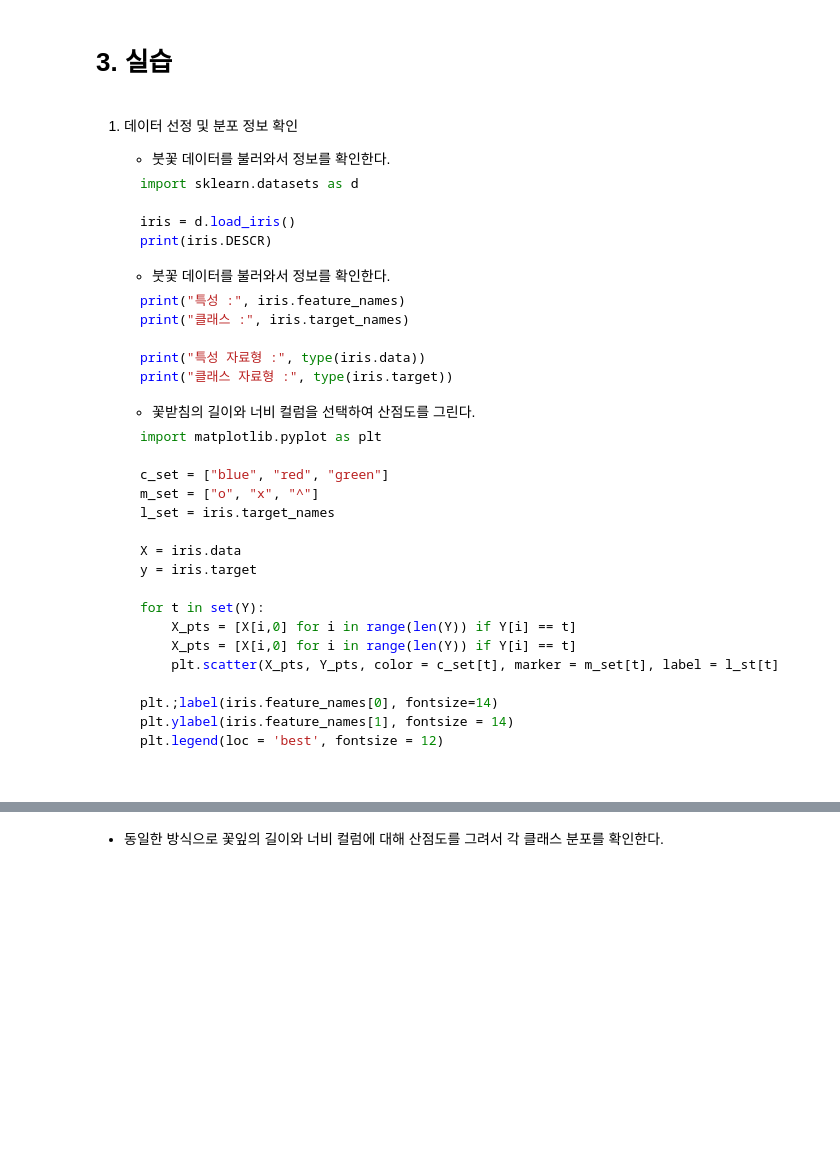
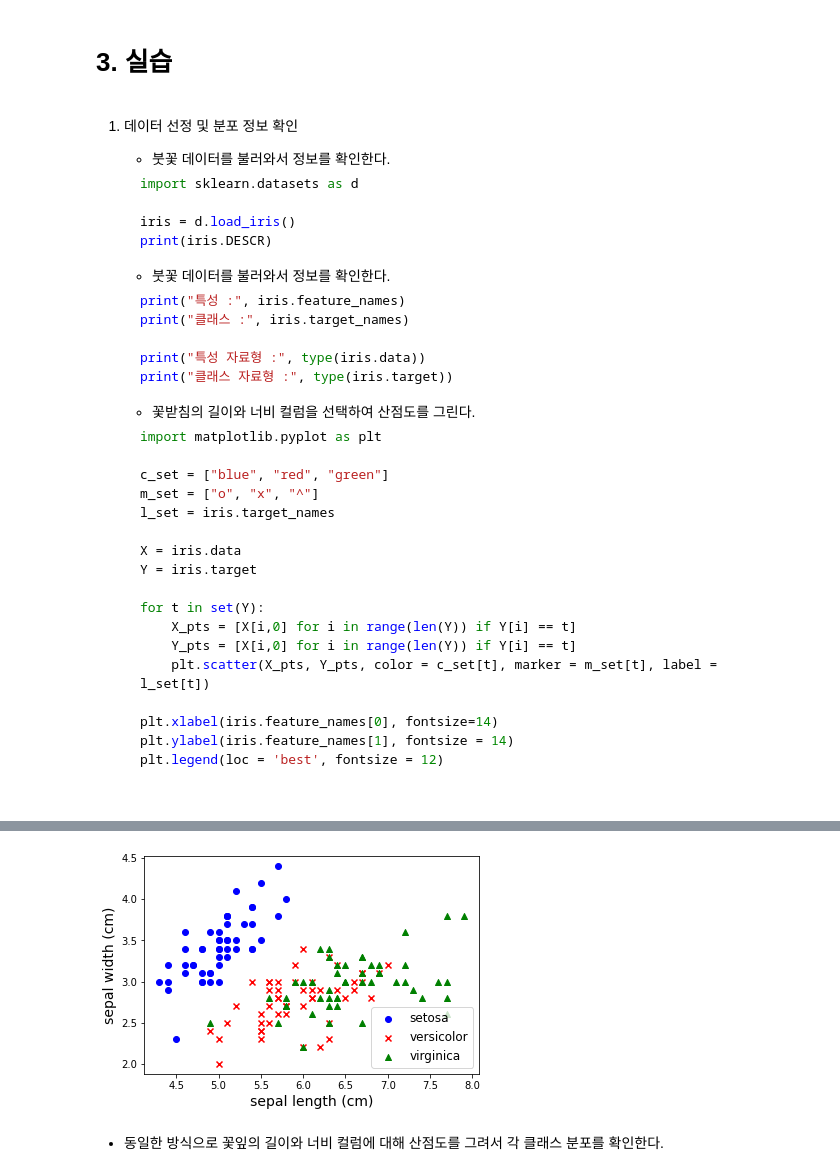
Before and after one commit to seareale/2020-dataCampus-yonsei, a Jupyter notebook: Regression/8.로지스틱 회귀.ipynb, the cells around one changed output, grey strips where cells are left out. Saved outputs shown, nothing was run; the diff lists cells and outputs as text; code cells hidden in the pictures; blank space fills up the shorter version.

```diff
--- a/Regression/8.로지스틱 회귀.ipynb
+++ b/Regression/8.로지스틱 회귀.ipynb
@@ -62,14 +62,14 @@ Contents
     l_set = iris.target_names
 
     X = iris.data
-    y = iris.target
+    Y = iris.target
 
     for t in set(Y):
         X_pts = [X[i,0] for i in range(len(Y)) if Y[i] == t]
-        X_pts = [X[i,0] for i in range(len(Y)) if Y[i] == t]
-        plt.scatter(X_pts, Y_pts, color = c_set[t], marker = m_set[t], label = l_st[t]
+        Y_pts = [X[i,0] for i in range(len(Y)) if Y[i] == t]
+        plt.scatter(X_pts, Y_pts, color = c_set[t], marker = m_set[t], label = l_set[t])
 
-    plt.;label(iris.feature_names[0], fontsize=14)
+    plt.xlabel(iris.feature_names[0], fontsize=14)
     plt.ylabel(iris.feature_names[1], fontsize = 14)
     plt.legend(loc = 'best', fontsize = 12)
 
@@ -77,5 +77,31 @@ Contents
 # %% [markdown]
 - 산점도를 바탕으로, 각 클래스 분포를 확인한다.
 ![image.png](img/ch8_2.png)
+# %%
+import sklearn.datasets as d
+
+iris = d.load_iris()
+#print(iris.DESCR)
+
+import matplotlib.pyplot as plt
+
+c_set = ["blue", "red", "green"]
+m_set = ["o", "x", "^"]
+l_set = iris.target_names
+
+X = iris.data
+Y = iris.target  # 소문자 y: 데이터 추정
+
+for t in set(Y):
+    X_pts = [X[i,0] for i in range(len(Y)) if Y[i] == t]
+    Y_pts = [X[i,1] for i in range(len(Y)) if Y[i] == t]
+    plt.scatter(X_pts, Y_pts, color = c_set[t], marker = m_set[t], label = l_set[t])
+
+plt.xlabel(iris.feature_names[0], fontsize=14)
+plt.ylabel(iris.feature_names[1], fontsize = 14)
+plt.legend(loc = 'best', fontsize = 12)
+plt.show()
+# %% [output]
+[figure, added]
 # %% [markdown]
 - 동일한 방식으로 꽃잎의 길이와 너비 컬럼에 대해 산점도를 그려서 각 클래스 분포를 확인한다.
```
Also changed, not shown: parts of 23 cells of this notebook, 4 other files.
